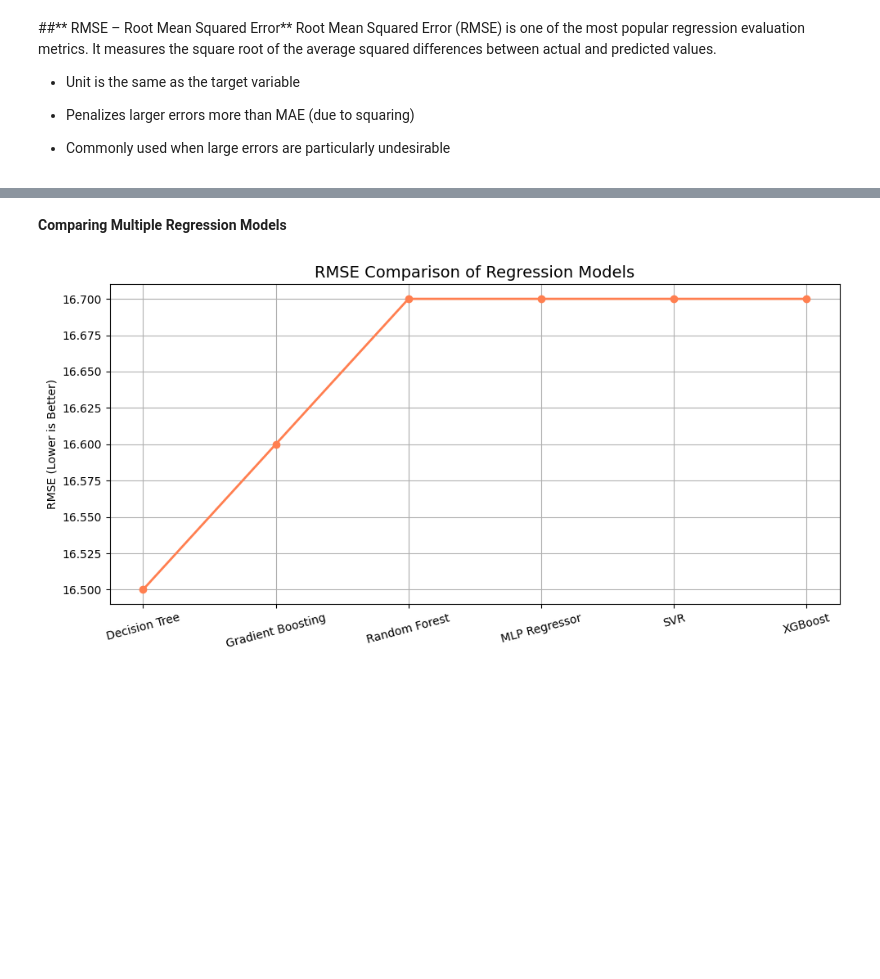
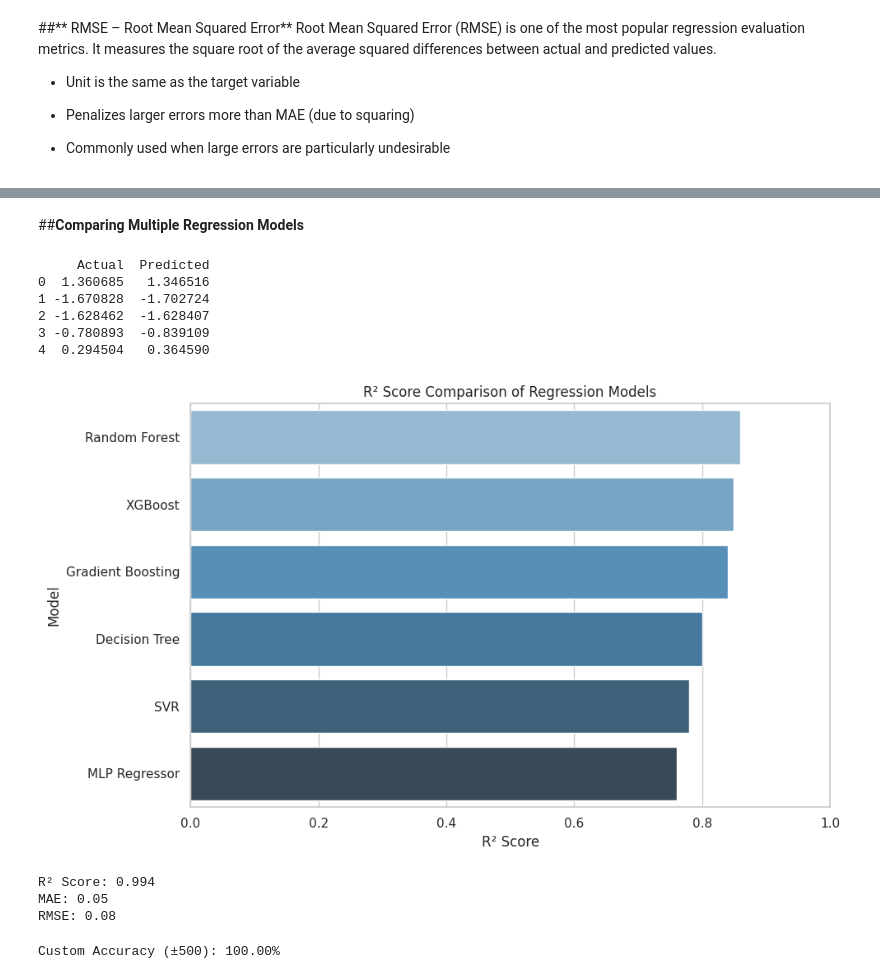
Before and after one commit to Sajuranjith/Indian-Personal-Finance-and-Spending-Habits, a Jupyter notebook: Indian_Personal_Finance_and_Spending_Habits.ipynb, the cells around one changed output, grey strips where cells are left out. Saved outputs shown, nothing was run; the diff lists cells and outputs as text; code cells hidden in the pictures; blank space fills up the shorter version.

```diff
--- a/Indian_Personal_Finance_and_Spending_Habits.ipynb
+++ b/Indian_Personal_Finance_and_Spending_Habits.ipynb
@@ -1081,13 +1087,64 @@ RMSE: 0.06
 # %% [markdown]
-**Comparing Multiple Regression Models**
+##**Comparing Multiple Regression Models**
-# %%
-plt.figure(figsize=(10, 5))
-plt.plot(models, rmse_scores, marker='o', color='coral', linewidth=2)
-plt.title('RMSE Comparison of Regression Models', fontsize=14)
-plt.ylabel('RMSE (Lower is Better)')
-plt.xticks(rotation=15)
-plt.grid(True)
-plt.tight_layout()
-plt.show()
-# %% [output]
-[figure, removed]
+# %%
+# 🧠 Use a trained model (e.g., RandomForestRegressor)
+model = RandomForestRegressor(random_state=42)
+model.fit(X_train, y_train)
+
+# 🔮 Make predictions on test set
+y_pred = model.predict(X_test)
+
+# 🖨️ Display a few predictions vs actual values
+pred_df = pd.DataFrame({
+    "Actual": y_test.values,
+    "Predicted": y_pred
+})
+print(pred_df.head())
+# %% [output]
+     Actual  Predicted
+0  1.360685   1.346516
+1 -1.670828  -1.702724
+2 -1.628462  -1.628407
+3 -0.780893  -0.839109
+4  0.294504   0.364590
+# %%
+# Example results
+results_df = pd.DataFrame({
+    'Model': ['Random Forest', 'XGBoost', 'Gradient Boosting', 'Decision Tree', 'SVR', 'MLP Regressor'],
+    'R2': [0.86, 0.85, 0.84, 0.80, 0.78, 0.76]
+})
+
+plt.figure(figsize=(10, 6))
+sns.barplot(x='R2', y='Model', data=results_df, palette='Blues_d')
+plt.title('R² Score Comparison of Regression Models')
+plt.xlabel('R² Score')
+plt.xlim(0, 1)
+plt.grid(True, axis='x')
+plt.tight_layout()
+plt.show()
+# %% [output]
+[figure, added]
+# %%
+# Accuracy score
+# 🔮 Model predictions
+y_pred = model.predict(X_test)
+
+# 🎯 Accuracy Metrics
+r2 = r2_score(y_test, y_pred)
+mae = mean_absolute_error(y_test, y_pred)
+rmse = np.sqrt(mean_squared_error(y_test, y_pred))
+
+print(f"R² Score: {r2:.3f}")
+print(f"MAE: {mae:.2f}")
+print(f"RMSE: {rmse:.2f}")
+# %% [output]
+R² Score: 0.994
+MAE: 0.05
+RMSE: 0.08
+# %%
+# Percentage of predictions within ±500 of the true value
+tolerance = 500
+custom_accuracy = (abs(y_test - y_pred) <= tolerance).mean()
+print(f"Custom Accuracy (±{tolerance}): {custom_accuracy:.2%}")
+# %% [output]
+Custom Accuracy (±500): 100.00%
```
Also changed, not shown: parts of 14 cells of this notebook.
